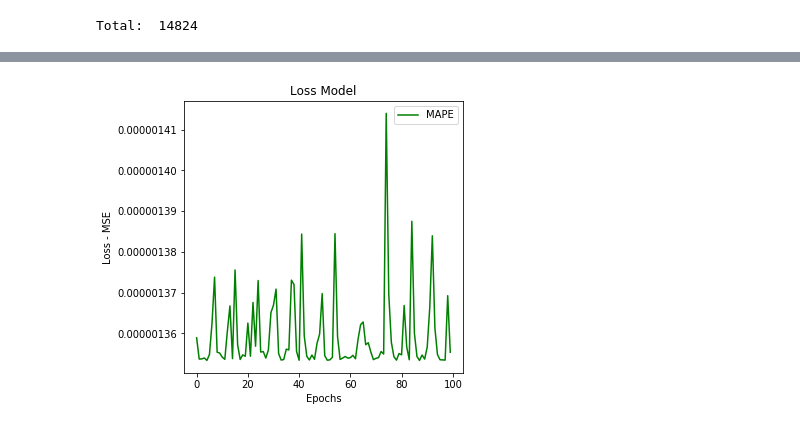
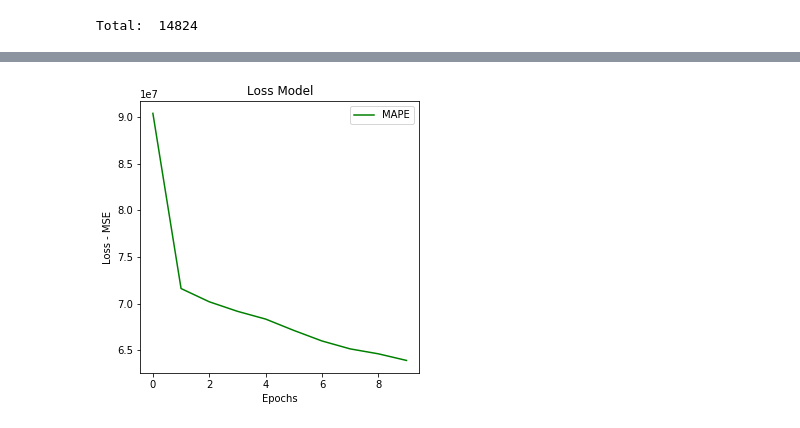
Before and after one commit to mawrer/forex_prediction, a Jupyter notebook: Jupyter Notebooks/IDI4/models/LSTM-12F-Pct_Range_Close_diff-03.ipynb, the cells around one changed output, grey strips where cells are left out. Cells and saved outputs as stored; diff of their text form; code cells hidden in the pictures.

```diff
--- a/Jupyter Notebooks/IDI4/models/LSTM-12F-Pct_Range_Close_diff-03.ipynb
+++ b/Jupyter Notebooks/IDI4/models/LSTM-12F-Pct_Range_Close_diff-03.ipynb
@@ -78,6 +79,6 @@ DF_EURUSD_ASK_1H_PROC.csv
 # %%
 dateparse = lambda x: pd.datetime.strptime(x, '%Y-%m-%d %H:%M:%S')
-DATASET = pd.read_csv(filenames[0], header=0, parse_dates=['Gmt time'], date_parser=dateparse)
+DATASET = pd.read_csv(filenames[1], header=0, parse_dates=['Gmt time'], date_parser=dateparse)
 DATASET.head()
 # %% [output]
 |  | Gmt time | Open | High | Low | Close | Volume | day_name | weekday | Pct_Range_Close | ... |
@@ -225,6 +231,6 @@ print(data_test_y.shape)
 # %%
 # DATA SET SCALER TRAINING
-scaler = MinMaxScaler(feature_range=(-1, 1))
+scaler = MinMaxScaler(feature_range=(0, 1))
 #print(data_training.head)
 data_training_array = np.array(data_training)
 data_training_array_scaled = scaler.fit_transform(data_training_array)
@@ -495,16 +502,16 @@ None
 # %%
 regressior = Sequential()
 
-regressior.add(LSTM(units = RANGE, activation = 'tanh', return_sequences = True, input_shape = (x_shape, y_shape)))
+regressior.add(LSTM(units = RANGE, activation = 'relu', return_sequences = True, input_shape = (x_shape, y_shape)))
 #regressior.add(Dropout(0.2))
 
-regressior.add(LSTM(units = 60, activation = 'tanh', return_sequences = True))
+#regressior.add(LSTM(units = 20, activation = 'relu', return_sequences = True))
 #regressior.add(Dropout(0.2))
 
 #regressior.add(LSTM(units = 80, activation = 'relu', return_sequences = True))
 #regressior.add(Dropout(0.2))
 
-regressior.add(LSTM(units = 60, activation = 'tanh'))
+regressior.add(LSTM(units = 8, activation = 'relu'))
 #regressior.add(Dropout(0.2))
 
 regressior.add(Dense(units = 1))
@@ -548,8 +553,8 @@ checkpointer = ModelCheckpoint(filepath=source_data + '/model-{epoch:02d}.hdf5',
 #history = regressior.fit(X_train_np, y_train_np, epochs=EPOCHS, batch_size=BATCH_SIZE, callbacks=[checkpointer])
 #history = regressior.fit(X_train_np, y_train_np, epochs=EPOCHS, batch_size=BATCH_SIZE, validation_data=(X_val_np, y_val_np))
 #history = regressior.fit(X_train_np, y_train_np, epochs=EPOCHS, batch_size=BATCH_SIZE, validation_data=(X_val_np, y_val_np), callbacks=[checkpointer], shuffle=True)
-#history = regressior.fit(X_train_np, y_train_np, epochs=EPOCHS, batch_size=BATCH_SIZE, validation_data=(X_val_np, y_val_np))
+history = regressior.fit(X_train_np, y_train_np, epochs=EPOCHS, batch_size=BATCH_SIZE, validation_data=(X_val_np, y_val_np),shuffle=True)
 #history = regressior.fit(X_train_np, y_train_np, epochs=EPOCHS, batch_size=BATCH_SIZE)
 
-history = model.fit(X_train_np, y_train_np, epochs=EPOCHS, batch_size=BATCH_SIZE)
+#history = model.fit(X_train_np, y_train_np, epochs=EPOCHS, batch_size=BATCH_SIZE)
 # %% [output]
@@ -596,14 +604,14 @@ plt.show()
 # %%
 #PLOT MSE MAE
 plt.figure(figsize=(5,5))
-plt.plot(history.history['mse'][:], color = 'green', label = 'MAPE')
+plt.plot(history.history['mean_squared_error'][:], color = 'green', label = 'MAPE')
 plt.title('Loss Model')
 plt.xlabel('Epochs')
 plt.ylabel('Loss - MSE')
 plt.legend()
 plt.show()
 # %% [output]
-[figure, old version]
+[figure, new version]
 # %%
 #Load Model
 filepath = os.path.join(source_data, file_name)
```
Also changed, not shown: parts of 40 cells of this notebook, 22 other files.
